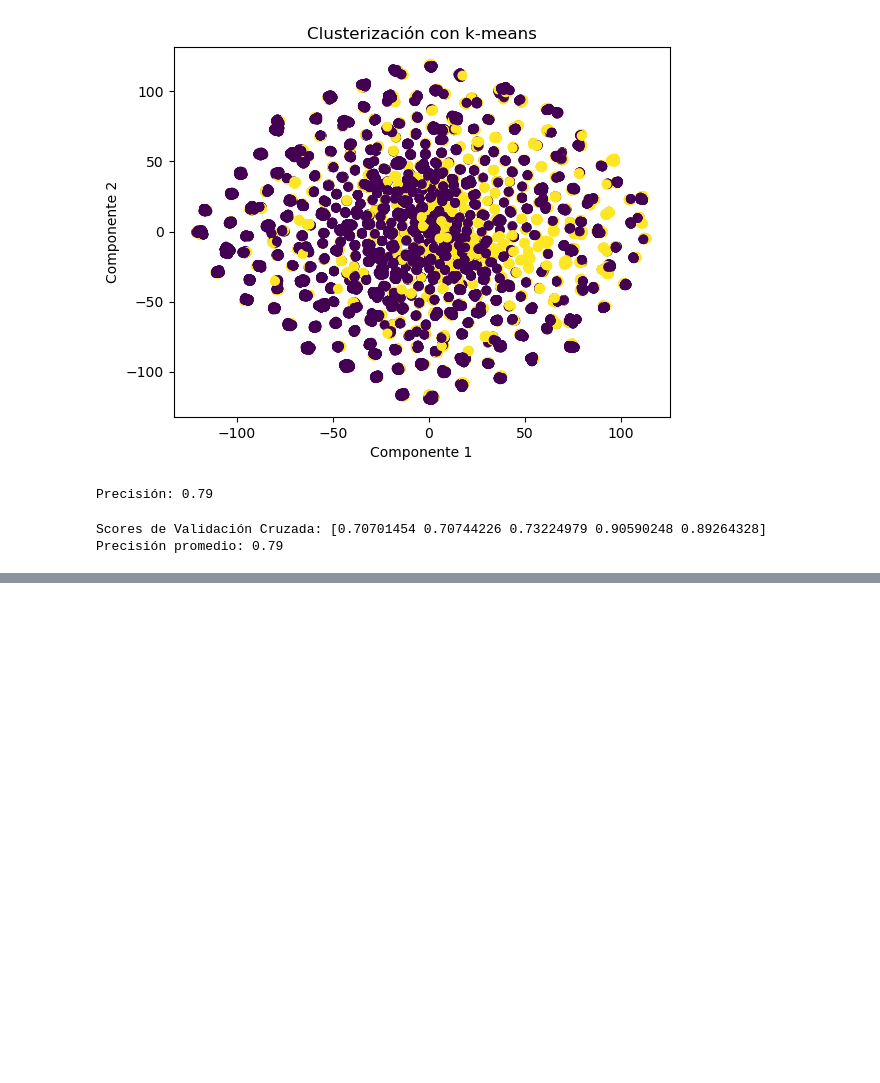
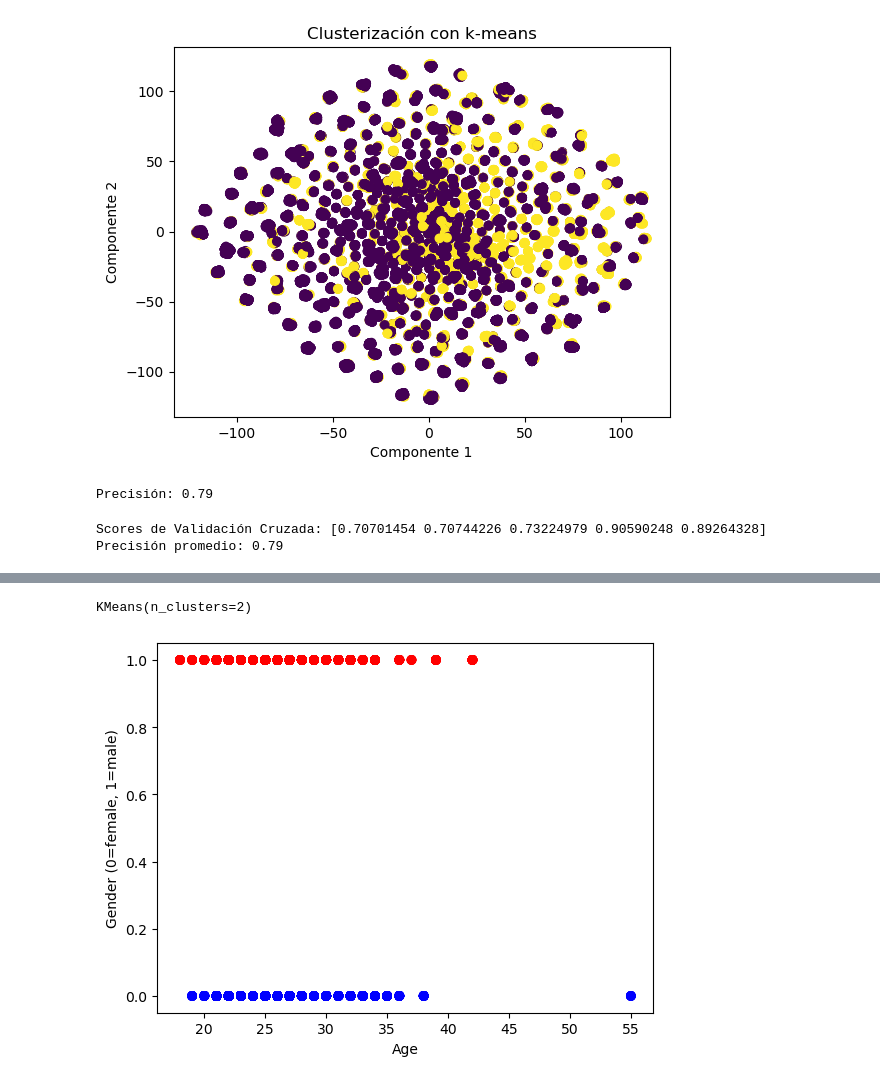
Before and after one commit to williamasesoftware/Clustering, a Jupyter notebook: k_means_dating.ipynb, the cells around one changed output, grey strips where cells are left out. Saved outputs shown, nothing was run; the diff lists cells and outputs as text; code cells hidden in the pictures; blank space fills up the shorter version.

Commit message:
data analysis clusters

```diff
--- a/k_means_dating.ipynb
+++ b/k_means_dating.ipynb
@@ -254,0 +257,10 @@ Precisión promedio: 0.79
+# %%
+#Packages
+import pandas as pd
+
+df = pd.read_csv('speeddating.csv')
+
+df_analisis=df[["age","gender"]]
+df_analisis = df_analisis.dropna(how='any')
+
+df_analisis
@@ -254,0 +300,32 @@ Precisión promedio: 0.79
+# %%
+from sklearn.cluster import KMeans
+from sklearn.preprocessing import LabelEncoder
+import warnings
+warnings.filterwarnings('ignore')
+
+# encode gender column
+le = LabelEncoder()
+df_analisis['gender_encoded'] = le.fit_transform(df_analisis['gender'])
+
+# perform k-means clustering
+kmeans = KMeans(n_clusters=2)
+kmeans.fit(df_analisis[['age', 'gender_encoded']])
+# %% [output]
+KMeans(n_clusters=2)
+# %%
+import matplotlib.pyplot as plt
+
+# create a list of colors corresponding to the gender
+colors = ['b' if g==0 else 'r' for g in df['gender_encoded']]
+
+# plot the data points with different colors for males and females
+plt.scatter(df['age'], df['gender_encoded'], c=colors)
+
+# add axis labels
+plt.xlabel('Age')
+plt.ylabel('Gender (0=female, 1=male)')
+
+# show the plot
+plt.show()
+# %% [output]
+[figure, added]
```
Also changed, not shown: parts of 4 cells of this notebook.
